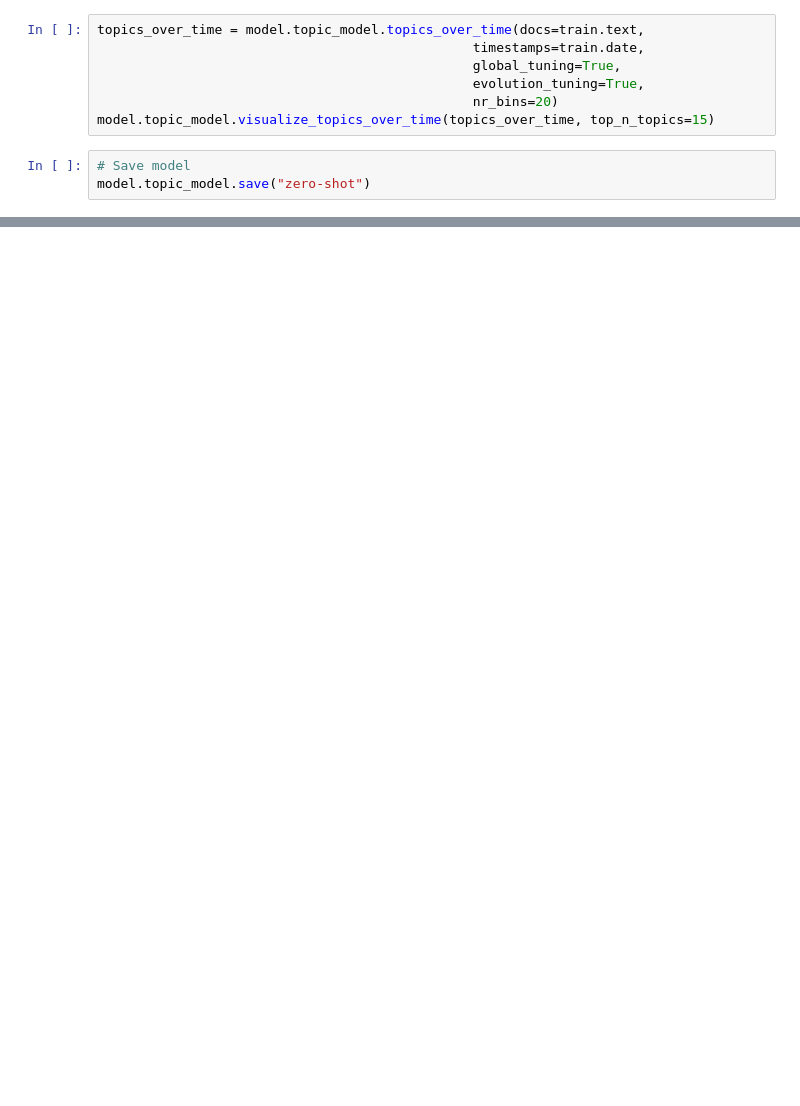
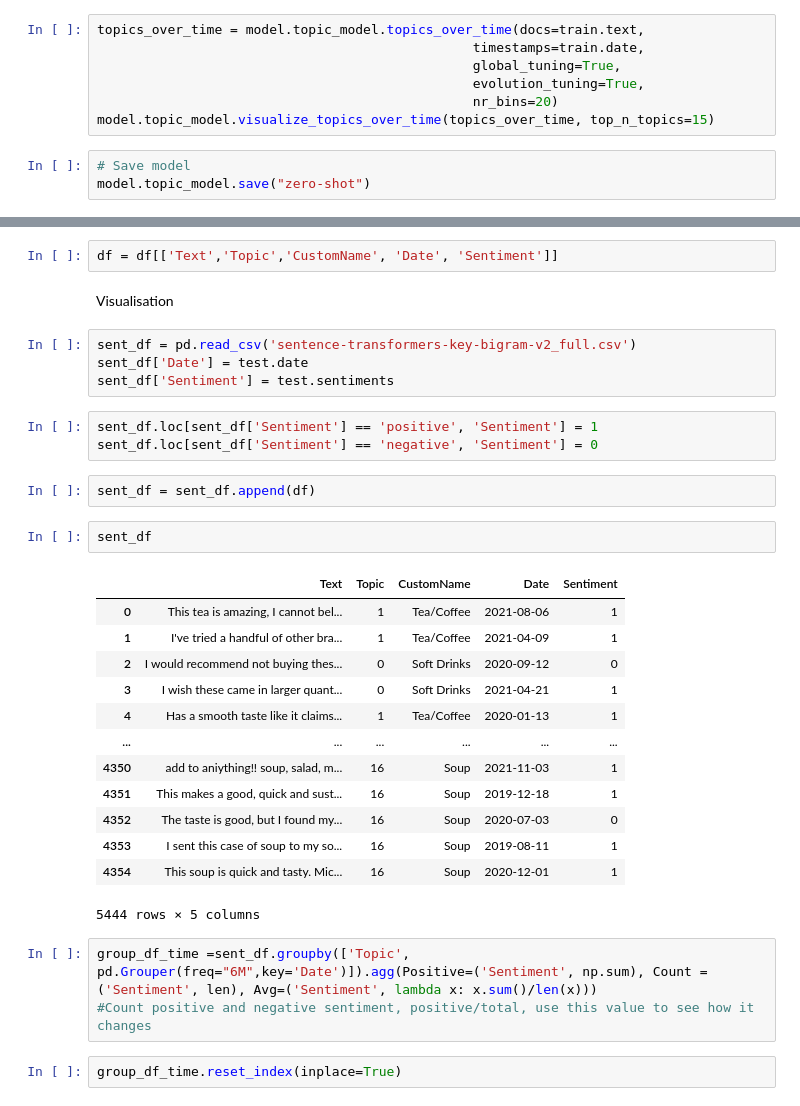
Before and after one commit to JiaJun98/DSA4263_DSApes, a Jupyter notebook: topic_modelling/bert/bertopic.ipynb, the cells around one changed output, grey strips where cells are left out. Drawn from its saved outputs; the diff is of its cells as text; blank space fills up the shorter version.

```diff
--- a/topic_modelling/bert/bertopic.ipynb
+++ b/topic_modelling/bert/bertopic.ipynb
@@ -291,0 +225,34 @@ topic_model = BERTopic.load("bertopic_model")
+# %%
+df = df[['Text','Topic','CustomName', 'Date', 'Sentiment']]
+# %% [markdown]
+Visualisation
+# %%
+sent_df = pd.read_csv('sentence-transformers-key-bigram-v2_full.csv')
+sent_df['Date'] = test.date
+sent_df['Sentiment'] = test.sentiments
+# %%
+sent_df.loc[sent_df['Sentiment'] == 'positive', 'Sentiment'] = 1
+sent_df.loc[sent_df['Sentiment'] == 'negative', 'Sentiment'] = 0
+# %%
+sent_df = sent_df.append(df)
+# %%
+sent_df
+# %% [output]
+|  | Text | Topic | CustomName | Date | Sentiment |
+| 0 | This tea is amazing, I cannot bel... | 1 | Tea/Coffee | 2021-08-06 | 1 |
+| 1 | I've tried a handful of other bra... | 1 | Tea/Coffee | 2021-04-09 | 1 |
+| 2 | I would recommend not buying thes... | 0 | Soft Drinks | 2020-09-12 | 0 |
+| 3 | I wish these came in larger quant... | 0 | Soft Drinks | 2021-04-21 | 1 |
+| 4 | Has a smooth taste like it claims... | 1 | Tea/Coffee | 2020-01-13 | 1 |
+| ... | ... | ... | ... | ... | ... |
+| 4350 | add to aniything!! soup, salad, m... | 16 | Soup | 2021-11-03 | 1 |
+| 4351 | This makes a good, quick and sust... | 16 | Soup | 2019-12-18 | 1 |
+| 4352 | The taste is good, but I found my... | 16 | Soup | 2020-07-03 | 0 |
+| 4353 | I sent this case of soup to my so... | 16 | Soup | 2019-08-11 | 1 |
+| 4354 | This soup is quick and tasty. Mic... | 16 | Soup | 2020-12-01 | 1 |
+5444 rows × 5 columns
+# %%
+group_df_time =sent_df.groupby(['Topic', pd.Grouper(freq="6M",key='Date')]).agg(Positive=('Sentiment', np.sum), Count = ('Sentiment', len), Avg=('Sentiment', lambda x: x.sum()/len(x)))
+#Count positive and negative sentiment, positive/total, use this value to see how it changes
+# %%
+group_df_time.reset_index(inplace=True)
```
Also changed, not shown: parts of 23 cells of this notebook, 1 other file.
